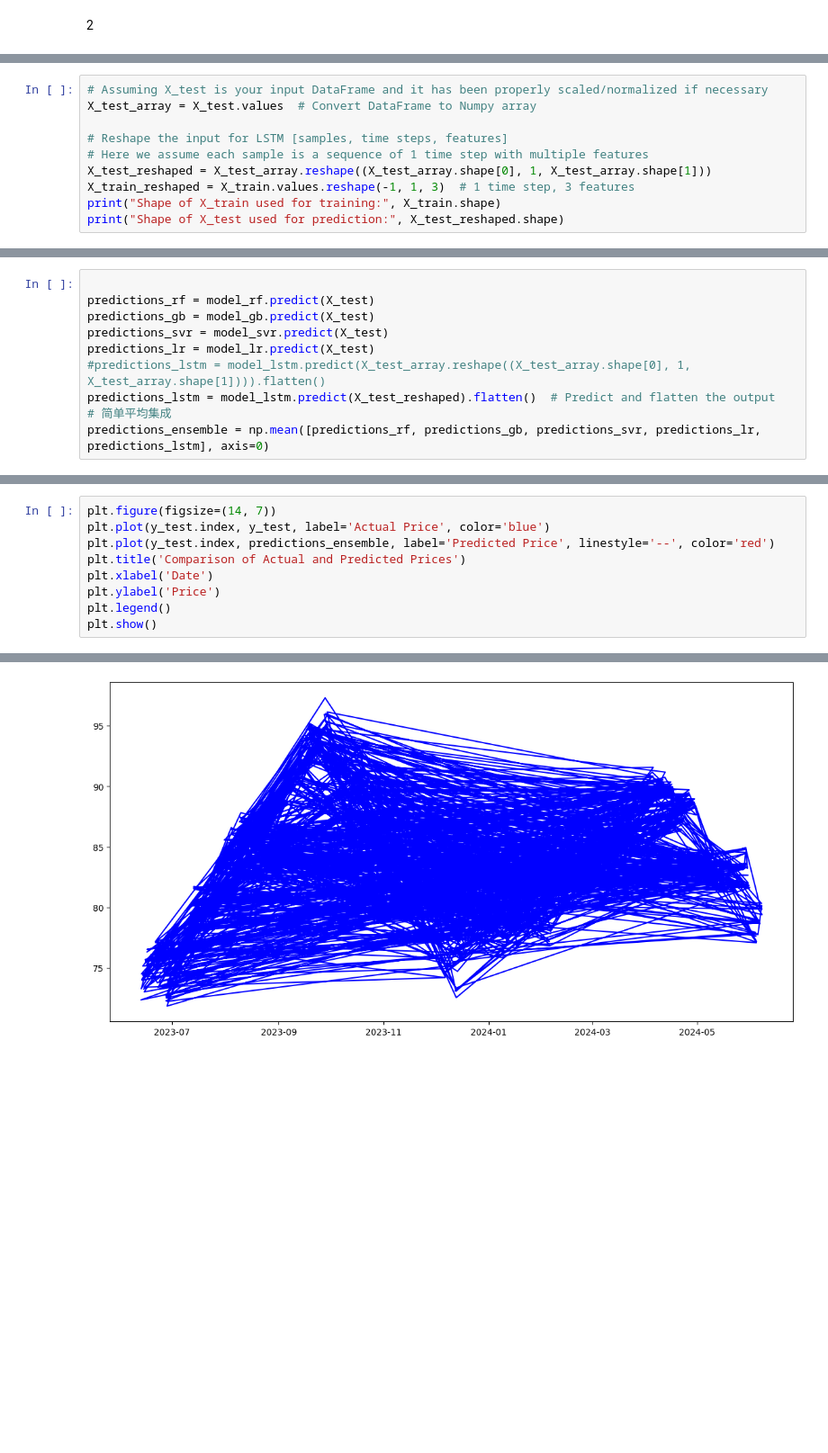
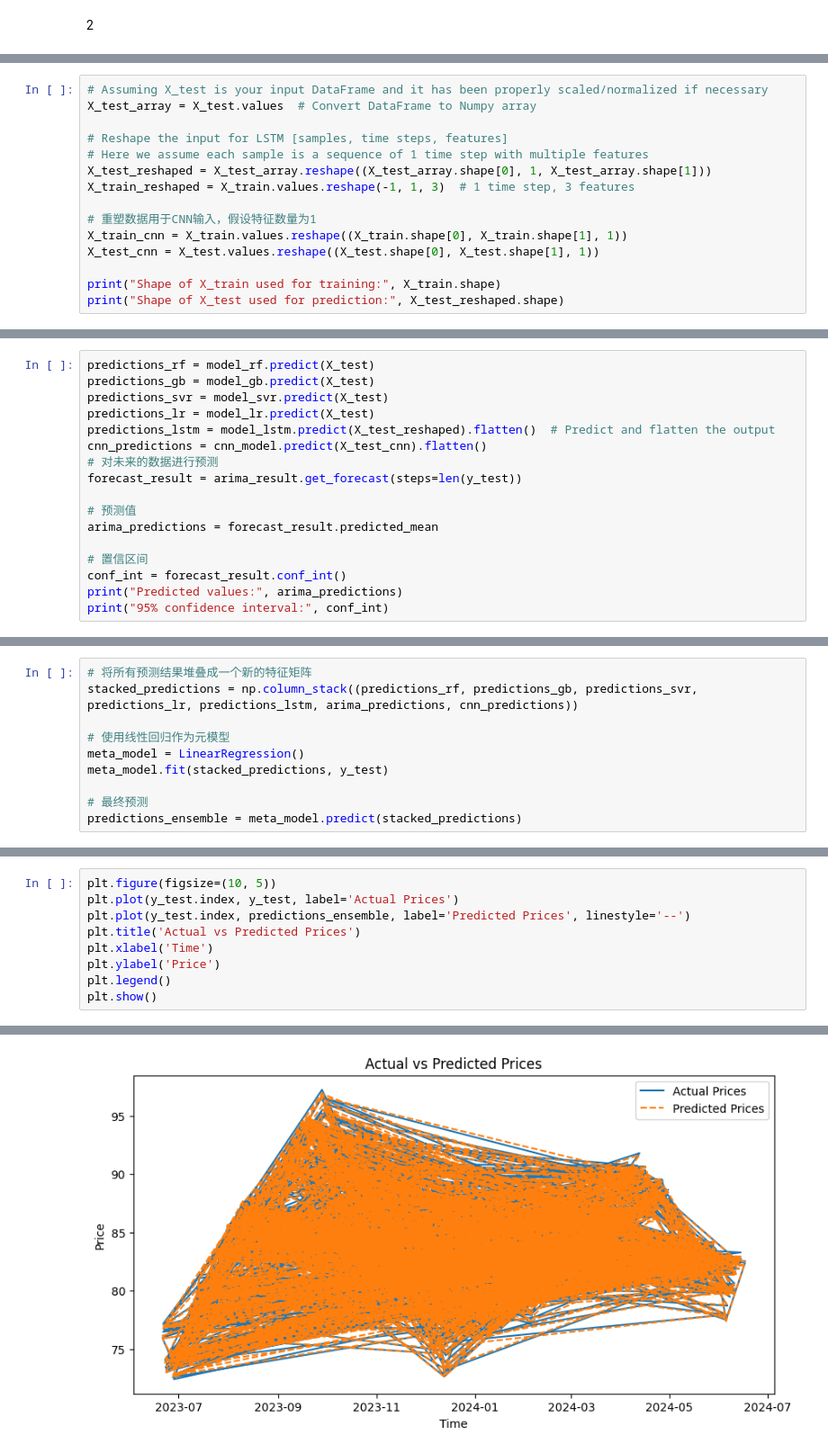
Before and after one commit to Warren12138/price-prediction, a Jupyter notebook: price_prediction.ipynb, the cells around one changed output, grey strips where cells are left out. Shown at 90% size. Cells and saved outputs as stored; diff of their text form; blank space fills up the shorter version.

```diff
--- a/price_prediction.ipynb
+++ b/price_prediction.ipynb
@@ -119,6 +152,11 @@ X_test_array = X_test.values  # Convert DataFrame to Numpy array
 # Here we assume each sample is a sequence of 1 time step with multiple features
 X_test_reshaped = X_test_array.reshape((X_test_array.shape[0], 1, X_test_array.shape[1]))
 X_train_reshaped = X_train.values.reshape(-1, 1, 3)  # 1 time step, 3 features
+
+# 重塑数据用于CNN输入，假设特征数量为1
+X_train_cnn = X_train.values.reshape((X_train.shape[0], X_train.shape[1], 1))
+X_test_cnn = X_test.values.reshape((X_test.shape[0], X_test.shape[1], 1))
+
 print("Shape of X_train used for training:", X_train.shape)
 print("Shape of X_test used for prediction:", X_test_reshaped.shape)
 # %% [output]
@@ -169,13 +222,20 @@ Epoch 50/50
 <keras.src.callbacks.history.History at 0x...>
 # %%
-
 predictions_rf = model_rf.predict(X_test)
 predictions_gb = model_gb.predict(X_test)
 predictions_svr = model_svr.predict(X_test)
 predictions_lr = model_lr.predict(X_test)
-#predictions_lstm = model_lstm.predict(X_test_array.reshape((X_test_array.shape[0], 1, X_test_array.shape[1]))).flatten()
 predictions_lstm = model_lstm.predict(X_test_reshaped).flatten()  # Predict and flatten the output
-# 简单平均集成
-predictions_ensemble = np.mean([predictions_rf, predictions_gb, predictions_svr, predictions_lr, predictions_lstm], axis=0)
+cnn_predictions = cnn_model.predict(X_test_cnn).flatten()
+# 对未来的数据进行预测
+forecast_result = arima_result.get_forecast(steps=len(y_test))
+
+# 预测值
+arima_predictions = forecast_result.predicted_mean
+
+# 置信区间
+conf_int = forecast_result.conf_int()
+print("Predicted values:", arima_predictions)
+print("95% confidence interval:", conf_int)
 # %% [output]
 34/34 ━━━━━━━━━━━━━━━━━━━━ 0s 3ms/step
@@ -228,0 +278,10 @@ MSE: 0.06566631070600239
+# %%
+# 将所有预测结果堆叠成一个新的特征矩阵
+stacked_predictions = np.column_stack((predictions_rf, predictions_gb, predictions_svr, predictions_lr, predictions_lstm, arima_predictions, cnn_predictions))
+
+# 使用线性回归作为元模型
+meta_model = LinearRegression()
+meta_model.fit(stacked_predictions, y_test)
+
+# 最终预测
+predictions_ensemble = meta_model.predict(stacked_predictions)
@@ -246,9 +357,9 @@ ValueError: Found input variables with inconsistent numbers of samples: [1060, 2
 # %%
-plt.figure(figsize=(14, 7))
-plt.plot(y_test.index, y_test, label='Actual Price', color='blue')
-plt.plot(y_test.index, predictions_ensemble, label='Predicted Price', linestyle='--', color='red')
-plt.title('Comparison of Actual and Predicted Prices')
-plt.xlabel('Date')
+plt.figure(figsize=(10, 5))
+plt.plot(y_test.index, y_test, label='Actual Prices')
+plt.plot(y_test.index, predictions_ensemble, label='Predicted Prices', linestyle='--')
+plt.title('Actual vs Predicted Prices')
+plt.xlabel('Time')
 plt.ylabel('Price')
 plt.legend()
 plt.show()
@@ -257 +367 @@ ValueError: x and y must have same first dimension, but have shapes (1060,) and
-[figure, old version]
+[figure, new version]
```
Also changed, not shown: parts of 23 cells of this notebook.
